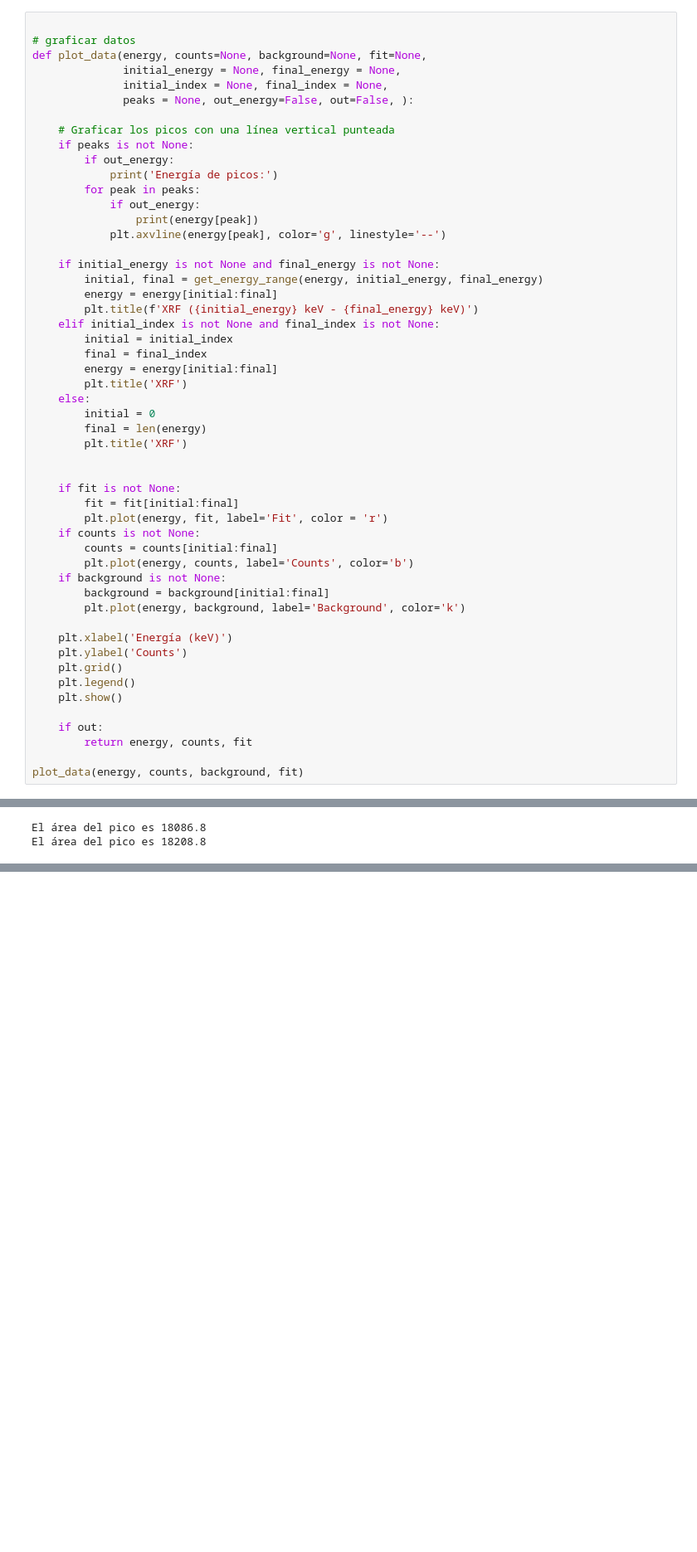
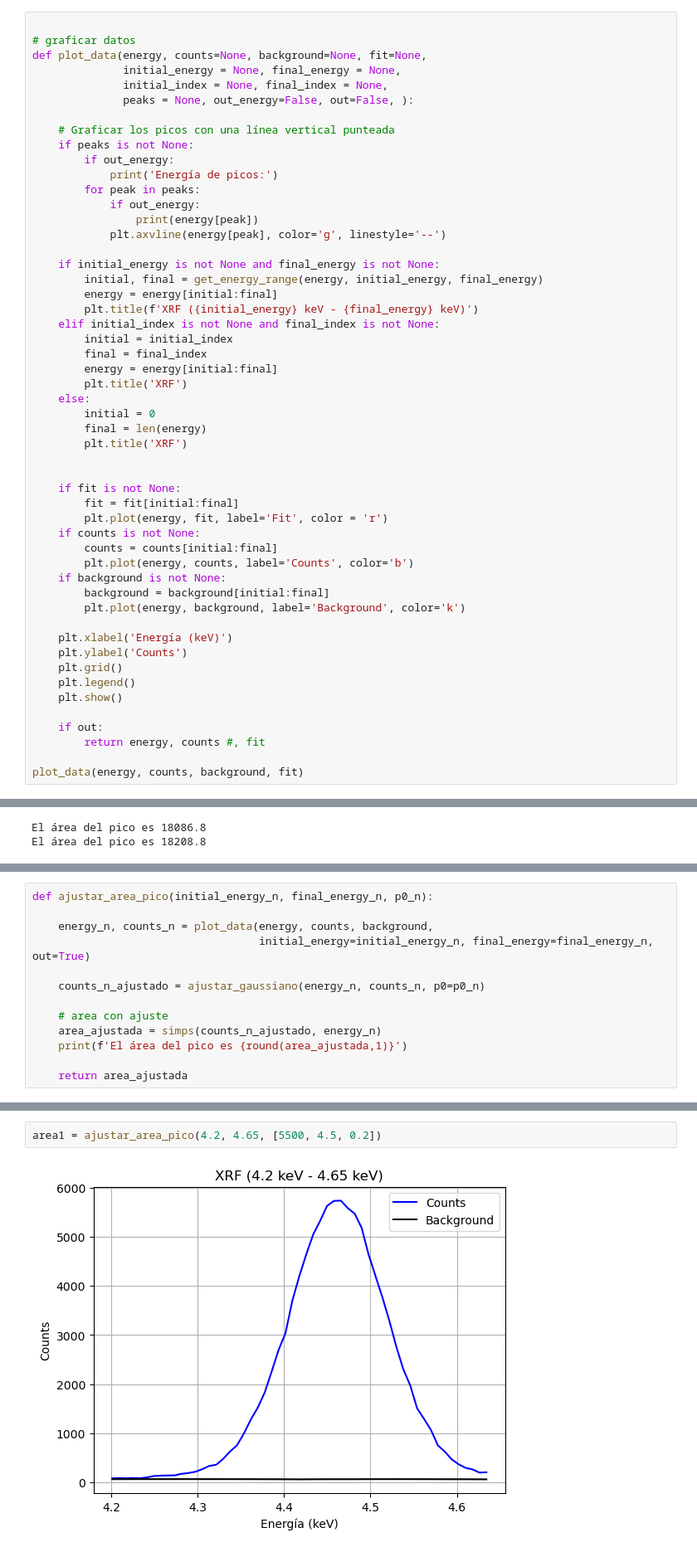
Before and after one commit to eduardoh27/Core-Level-Spectroscopy, a Jupyter notebook: Taller 3/punto9.ipynb, the cells around one changed output, grey strips where cells are left out. Shown at 83% size. Drawn from its saved outputs; the diff is of its cells as text; blank space fills up the shorter version.

```diff
--- a/Taller 3/punto9.ipynb
+++ b/Taller 3/punto9.ipynb
@@ -148,7 +148,7 @@ def plot_data(energy, counts=None, background=None, fit=None,
     plt.show()
 
     if out:
-        return energy, counts, fit
+        return energy, counts #, fit
 
 plot_data(energy, counts, background, fit)
 # %% [output]
@@ -317,0 +328,13 @@ El área del pico es 18208.8
+# %%
+def ajustar_area_pico(initial_energy_n, final_energy_n, p0_n):
+
+    energy_n, counts_n = plot_data(energy, counts, background,
+                                   initial_energy=initial_energy_n, final_energy=final_energy_n, out=True)
+
+    counts_n_ajustado = ajustar_gaussiano(energy_n, counts_n, p0=p0_n)
+
+    # area con ajuste
+    area_ajustada = simps(counts_n_ajustado, energy_n)
+    print(f'El área del pico es {round(area_ajustada,1)}')
+
+    return area_ajustada
@@ -317,0 +369,4 @@ El área del pico es 18208.8
+# %%
+area1 = ajustar_area_pico(4.2, 4.65, [5500, 4.5, 0.2])
+# %% [output]
+[figure, added]
```
Also changed, not shown: parts of 38 cells of this notebook, 1 other file.
